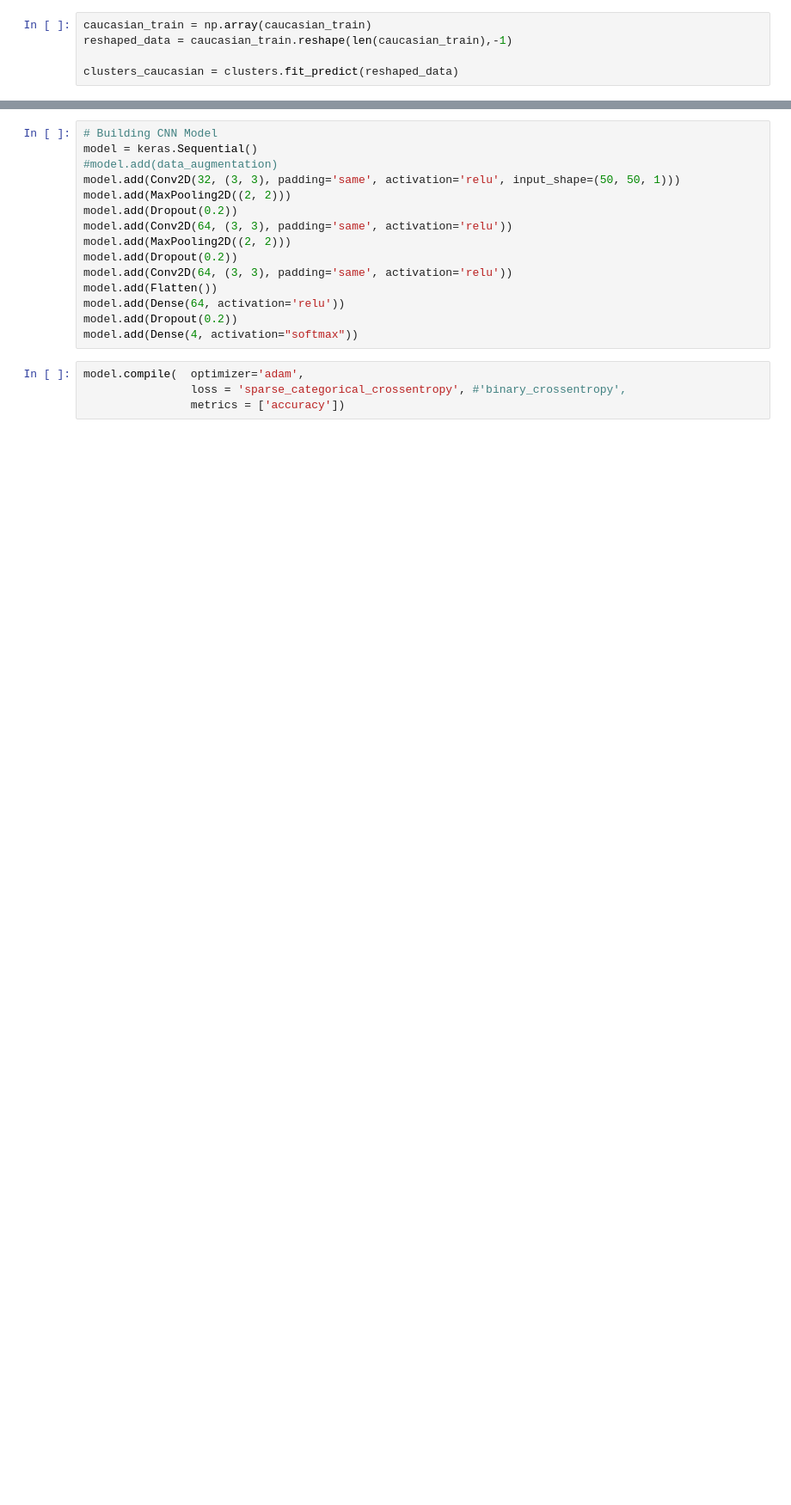
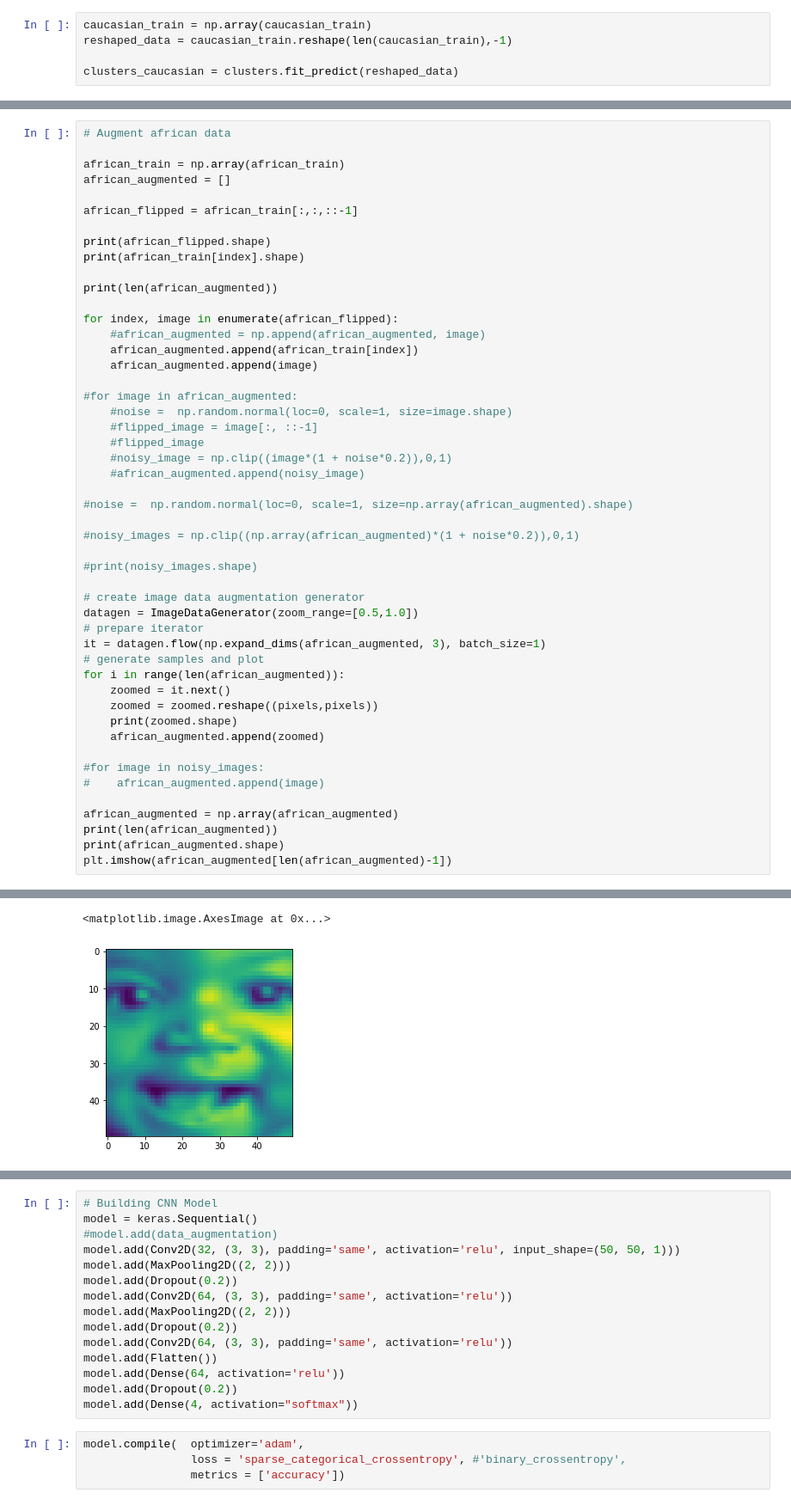
Before and after one commit to auroraslb/ML, a Jupyter notebook: classification/classification2/CNN_model_w_clusters_a_data.ipynb, the cells around one changed output, grey strips where cells are left out. Shown: that part at 86% size. Cells and saved outputs as stored; diff of their text form; blank space fills up the shorter version.

```diff
--- a/classification/classification2/CNN_model_w_clusters_a_data.ipynb
+++ b/classification/classification2/CNN_model_w_clusters_a_data.ipynb
@@ -117,0 +127,50 @@ african_augmented = np.array(african_augmented)
+# %%
+# Augment african data
+
+african_train = np.array(african_train)
+african_augmented = []
+
+african_flipped = african_train[:,:,::-1]
+
+print(african_flipped.shape)
+print(african_train[index].shape)
+
+print(len(african_augmented))
+
+for index, image in enumerate(african_flipped):
+    #african_augmented = np.append(african_augmented, image)
+    african_augmented.append(african_train[index])
+    african_augmented.append(image)
+
+#for image in african_augmented:
+    #noise =  np.random.normal(loc=0, scale=1, size=image.shape)
+    #flipped_image = image[:, ::-1]
+    #flipped_image
+    #noisy_image = np.clip((image*(1 + noise*0.2)),0,1)
+    #african_augmented.append(noisy_image)
+
+#noise =  np.random.normal(loc=0, scale=1, size=np.array(african_augmented).shape)
+
+#noisy_images = np.clip((np.array(african_augmented)*(1 + noise*0.2)),0,1)
+
+#print(noisy_images.shape)
+
+# create image data augmentation generator
+datagen = ImageDataGenerator(zoom_range=[0.5,1.0])
+# prepare iterator
+it = datagen.flow(np.expand_dims(african_augmented, 3), batch_size=1)
+# generate samples and plot
+for i in range(len(african_augmented)):
+    zoomed = it.next()
+    zoomed = zoomed.reshape((pixels,pixels))
+    print(zoomed.shape)
+    african_augmented.append(zoomed)
+
+#for image in noisy_images:
+#    african_augmented.append(image)
+
+african_augmented = np.array(african_augmented)
+print(len(african_augmented))
+print(african_augmented.shape)
+plt.imshow(african_augmented[len(african_augmented)-1])
+# %% [output]
@@ -118,3 +194,5 @@ african_augmented = np.array(african_augmented)
+<matplotlib.image.AxesImage at 0x...>
+[figure, added]
 # %%
 # Update training set
 #pixels = 50
```
Also changed, not shown: parts of 15 cells of this notebook, 3 other files.
